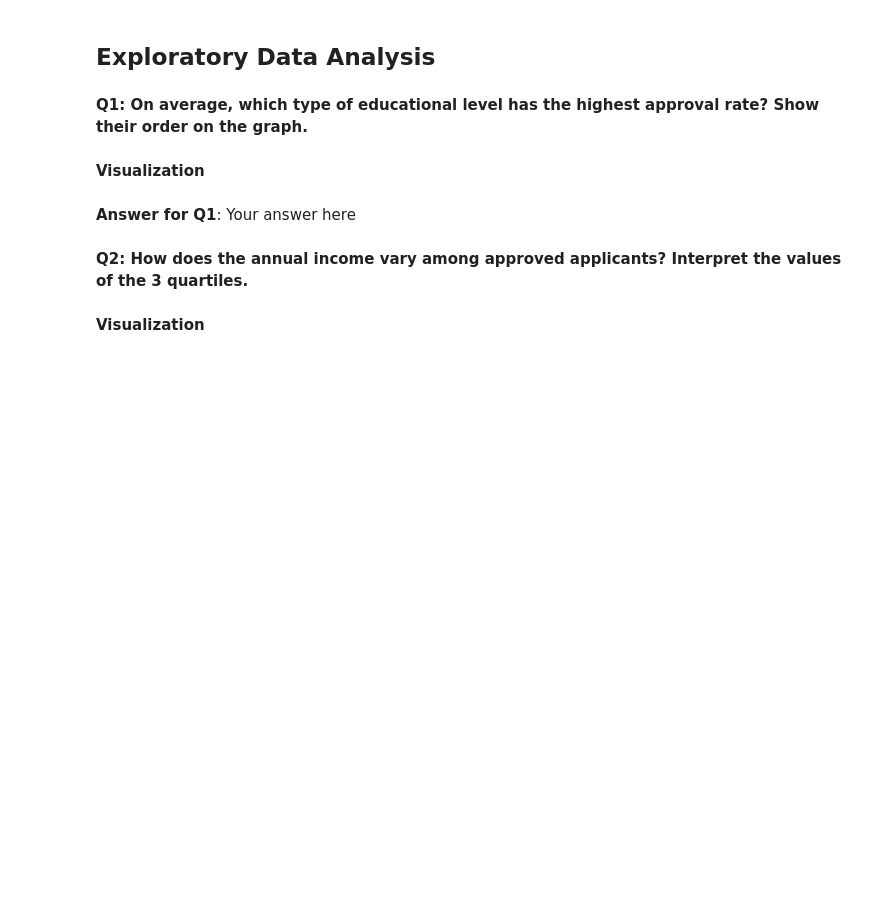
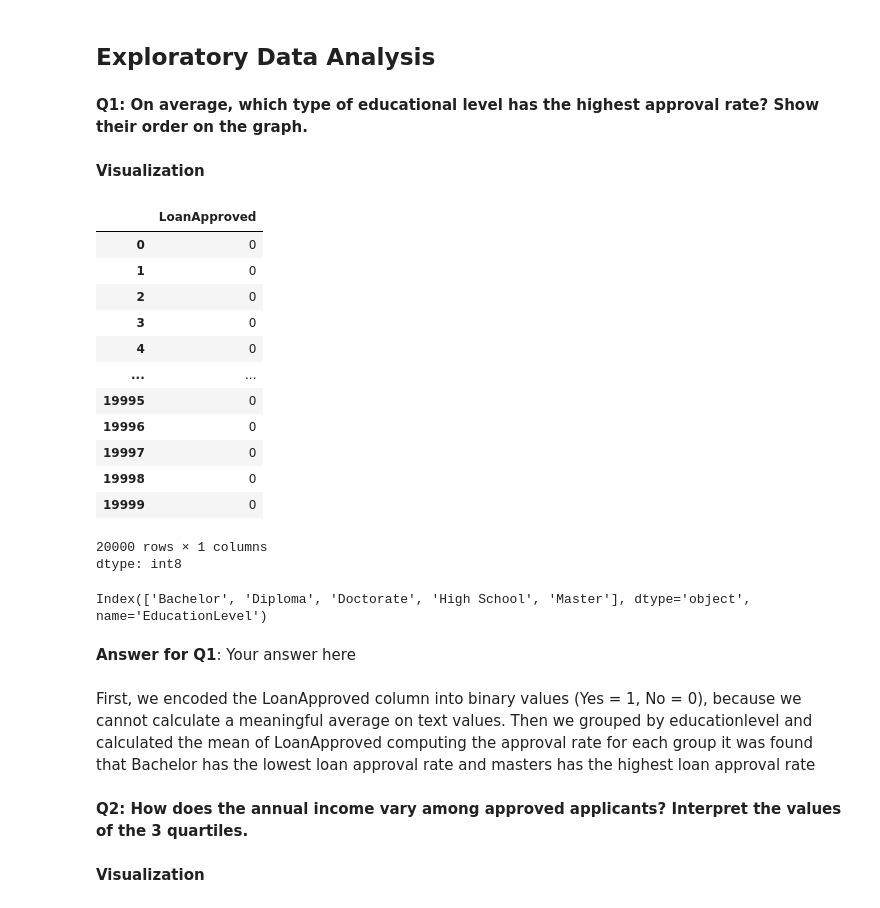
Before and after one commit to janasalamaaaaa/G, a Jupyter notebook: Classification_Mini_Project.ipynb, the cells around one changed output. Saved outputs shown, nothing was run; the diff lists cells and outputs as text; code cells hidden in the pictures; blank space fills up the shorter version.

```diff
--- a/Classification_Mini_Project.ipynb
+++ b/Classification_Mini_Project.ipynb
@@ -252,7 +252,3 @@ df.head()
 | 4 | 18 | 35686.00 | 554 | Employed | Diploma | 28021.00 | 36 | ... |
 # %% [markdown]
 Next we want to fix **LoanApproved** column that has 4 unique value instead of 2 (what we mentioned earlier in data inspection)
-# %%
-df['LoanApproved'] = df['LoanApproved'].str.strip().str.lower()
-df['LoanApproved'] = df['LoanApproved'].replace({'yes':'Yes', 'no':'No'})
-df.head()
@@ -269,8 +258,33 @@ df.head()
 **Q1: On average, which type of educational level has the highest approval rate? Show their order on the graph.**
 # %% [markdown]
 **Visualization**
+# %%
+df['LoanApproved'] = df['LoanApproved'].astype('category').cat.codes
+df['LoanApproved']
+# %% [output]
+|  | LoanApproved |
+| 0 | 0 |
+| 1 | 0 |
+| 2 | 0 |
+| 3 | 0 |
+| 4 | 0 |
+| ... | ... |
+| 19995 | 0 |
+| 19996 | 0 |
+| 19997 | 0 |
+| 19998 | 0 |
+| 19999 | 0 |
+20000 rows × 1 columns
+dtype: int8
+# %%
+order = df[['EducationLevel', 'LoanApproved']].groupby('EducationLevel').mean().sort_values('LoanApproved').index
+order
+# %% [output]
+Index(['Bachelor', 'Diploma', 'Doctorate', 'High School', 'Master'], dtype='object', name='EducationLevel')
 # %% [markdown]
 **Answer for Q1**: Your answer here
+# %% [markdown]
+First, we encoded the LoanApproved column into binary values (Yes = 1, No = 0), because we cannot calculate a meaningful average on text values. Then we grouped by educationlevel and calculated the mean of LoanApproved computing the approval rate for each group it was found that Bachelor has the lowest loan approval rate and masters has the highest loan approval rate
 # %% [markdown]
 **Q2: How does the annual income vary among approved applicants? Interpret the values of the 3 quartiles.**
 # %% [markdown]
```
Also changed, not shown: parts of 1 cell of this notebook.
